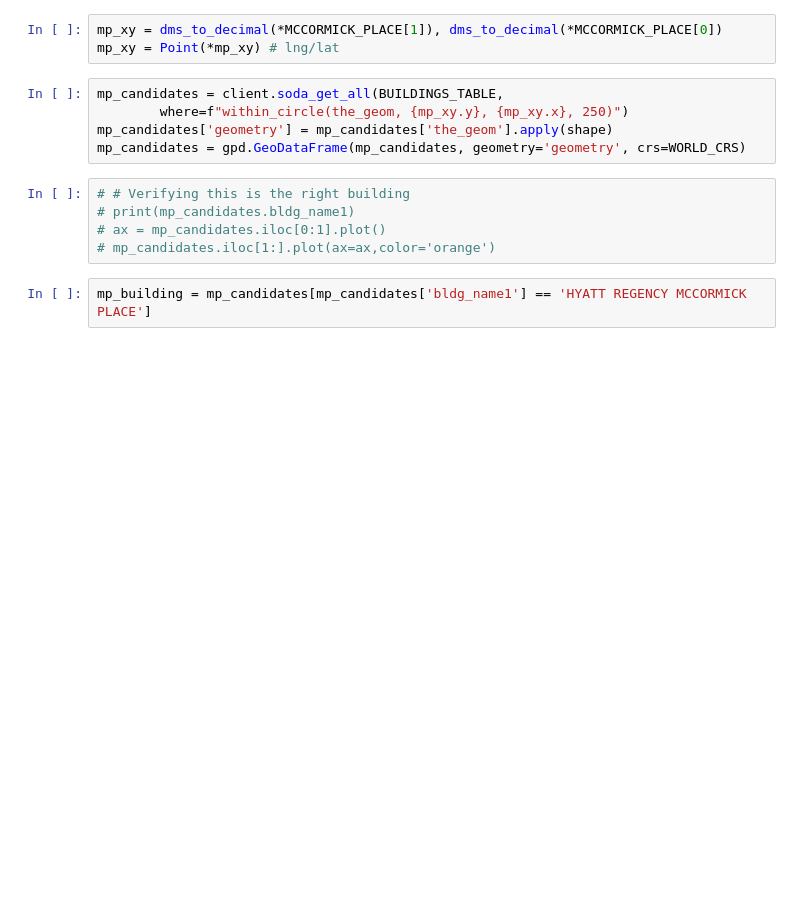
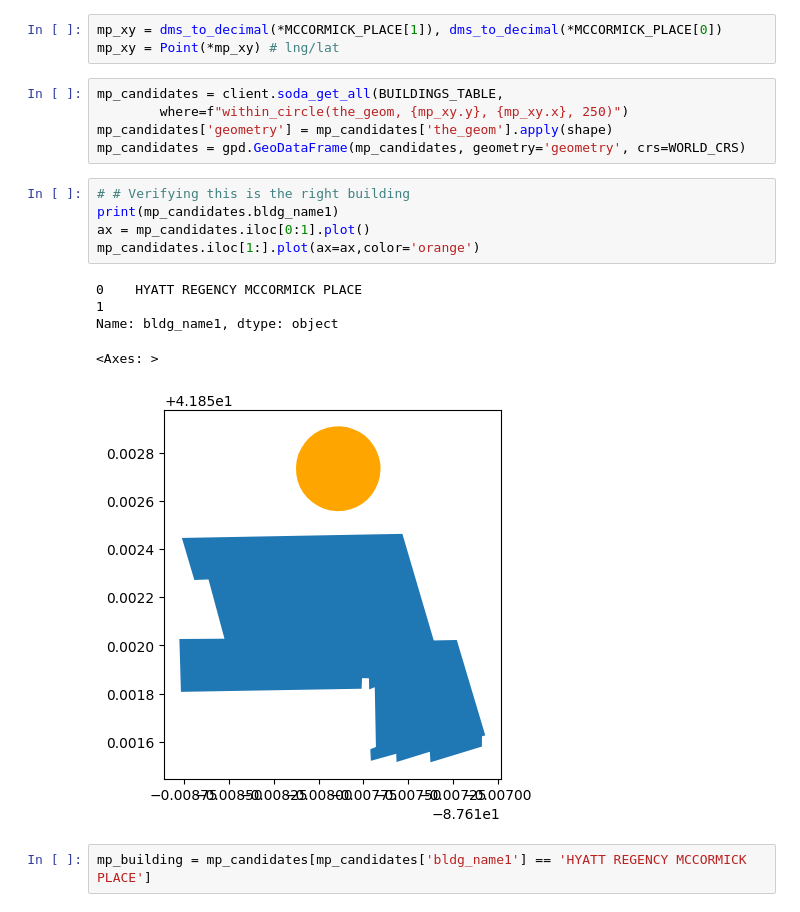
Before and after one commit to eric-mc2/DNCTransit, a Jupyter notebook: pipeline/4-get-poi.ipynb, the cells around one changed output. Cells and saved outputs as stored; diff of their text form; blank space fills up the shorter version.

```diff
--- a/pipeline/4-get-poi.ipynb
+++ b/pipeline/4-get-poi.ipynb
@@ -49,9 +55,15 @@ mp_candidates['geometry'] = mp_candidates['the_geom'].apply(shape)
 mp_candidates = gpd.GeoDataFrame(mp_candidates, geometry='geometry', crs=WORLD_CRS)
 # %%
 # # Verifying this is the right building
-# print(mp_candidates.bldg_name1)
-# ax = mp_candidates.iloc[0:1].plot()
-# mp_candidates.iloc[1:].plot(ax=ax,color='orange')
+print(mp_candidates.bldg_name1)
+ax = mp_candidates.iloc[0:1].plot()
+mp_candidates.iloc[1:].plot(ax=ax,color='orange')
+# %% [output]
+0    HYATT REGENCY MCCORMICK PLACE
+1
+Name: bldg_name1, dtype: object
+<Axes: >
+[figure, added]
 # %%
 mp_building = mp_candidates[mp_candidates['bldg_name1'] == 'HYATT REGENCY MCCORMICK PLACE']
 # %% [markdown]
```
Also changed, not shown: parts of 2 cells of this notebook, 15 other files.
